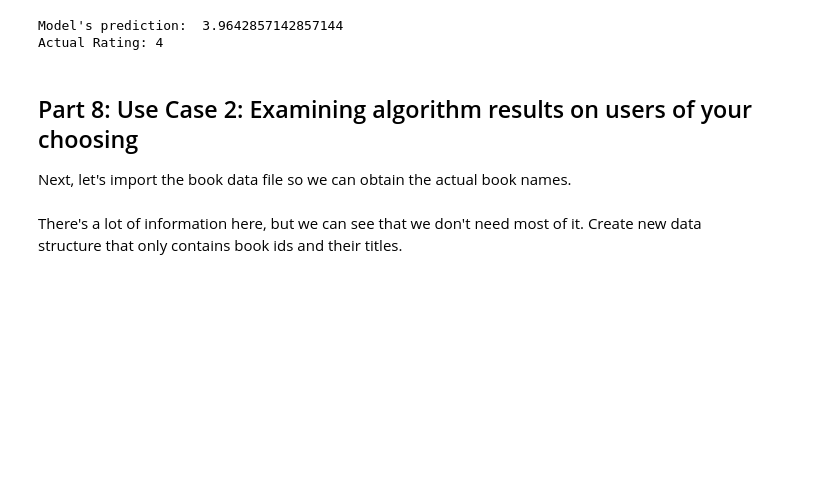
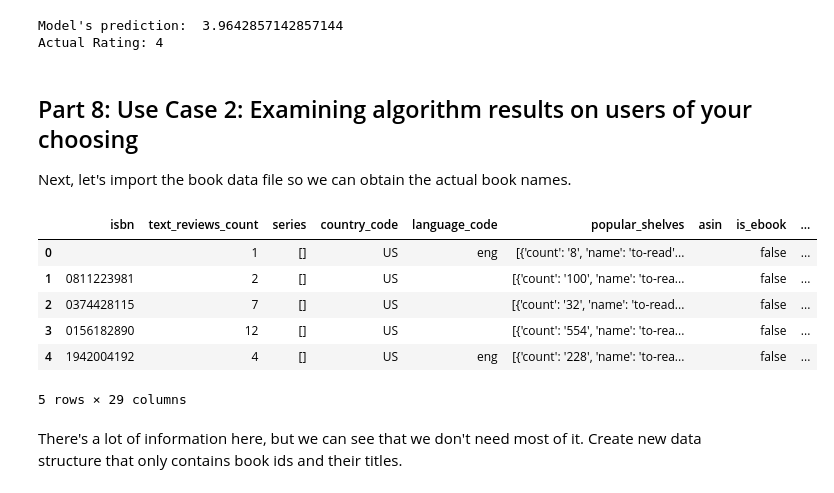
Before and after one commit to awang288/CourseProject, a Jupyter notebook: Collaborative Filtering Rec System.ipynb, the cells around one changed output. Cells and saved outputs as stored; diff of their text form; code cells hidden in the pictures; blank space fills up the shorter version.

```diff
--- a/Collaborative Filtering Rec System.ipynb
+++ b/Collaborative Filtering Rec System.ipynb
@@ -276,3 +274,15 @@ books.head()
+# %%
+## IF AN ERROR IS ENCOUNTERED PLEASE DOUBLE CHECK THAT THE FILE IS IN THE "DATA" FOLDER
+books = pd.read_json("data/goodreads_books_poetry.json", lines = True)
+books.head()
+# %% [output]
+|  | isbn | text_reviews_count | series | country_code | language_code | popular_shelves | asin | is_ebook | ... |
+| 0 |  | 1 | [] | US | eng | [{'count': '8', 'name': 'to-read'... |  | false | ... |
+| 1 | 0811223981 | 2 | [] | US |  | [{'count': '100', 'name': 'to-rea... |  | false | ... |
+| 2 | 0374428115 | 7 | [] | US |  | [{'count': '32', 'name': 'to-read... |  | false | ... |
+| 3 | 0156182890 | 12 | [] | US |  | [{'count': '554', 'name': 'to-rea... |  | false | ... |
+| 4 | 1942004192 | 4 | [] | US | eng | [{'count': '228', 'name': 'to-rea... |  | false | ... |
+5 rows × 29 columns
 # %% [markdown]
 There's a lot of information here, but we can see that we don't need most of it. Create new data structure that only contains book ids and their titles.
 # %%
```
Also changed, not shown: parts of 4 cells of this notebook.
